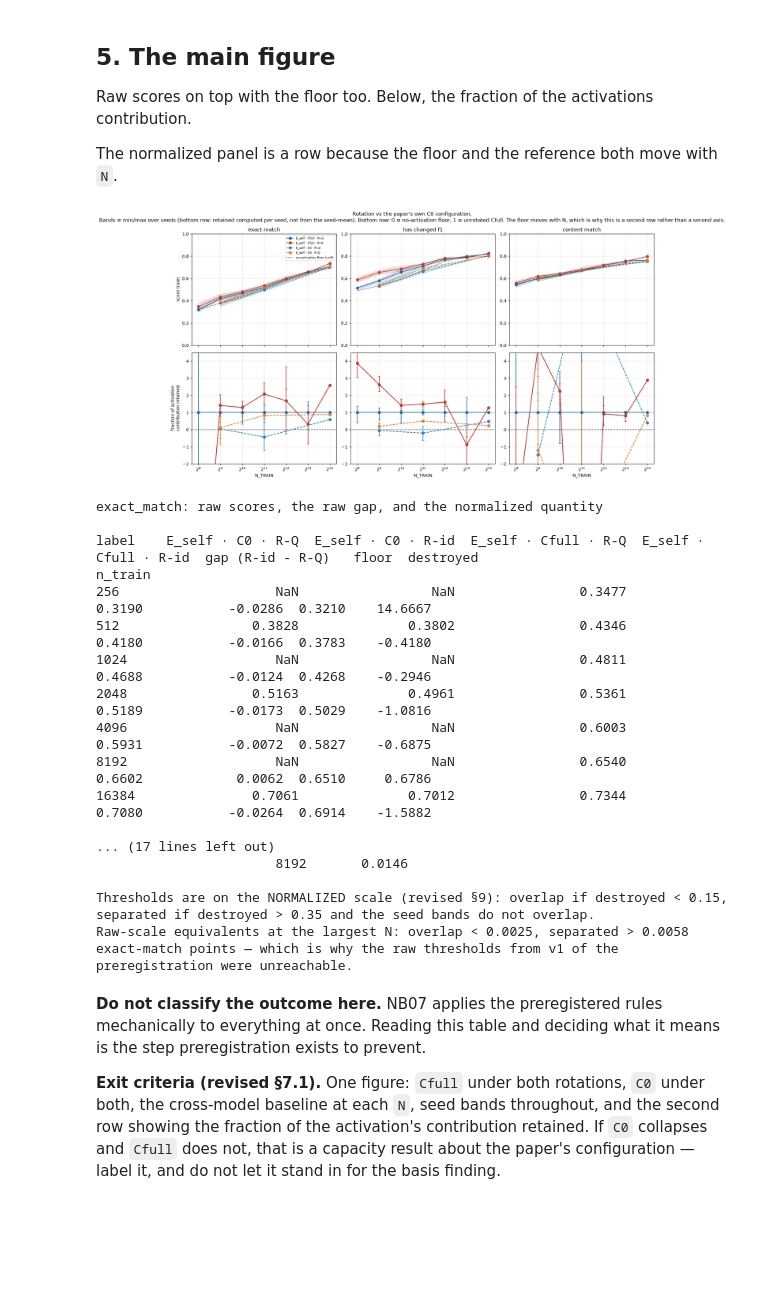
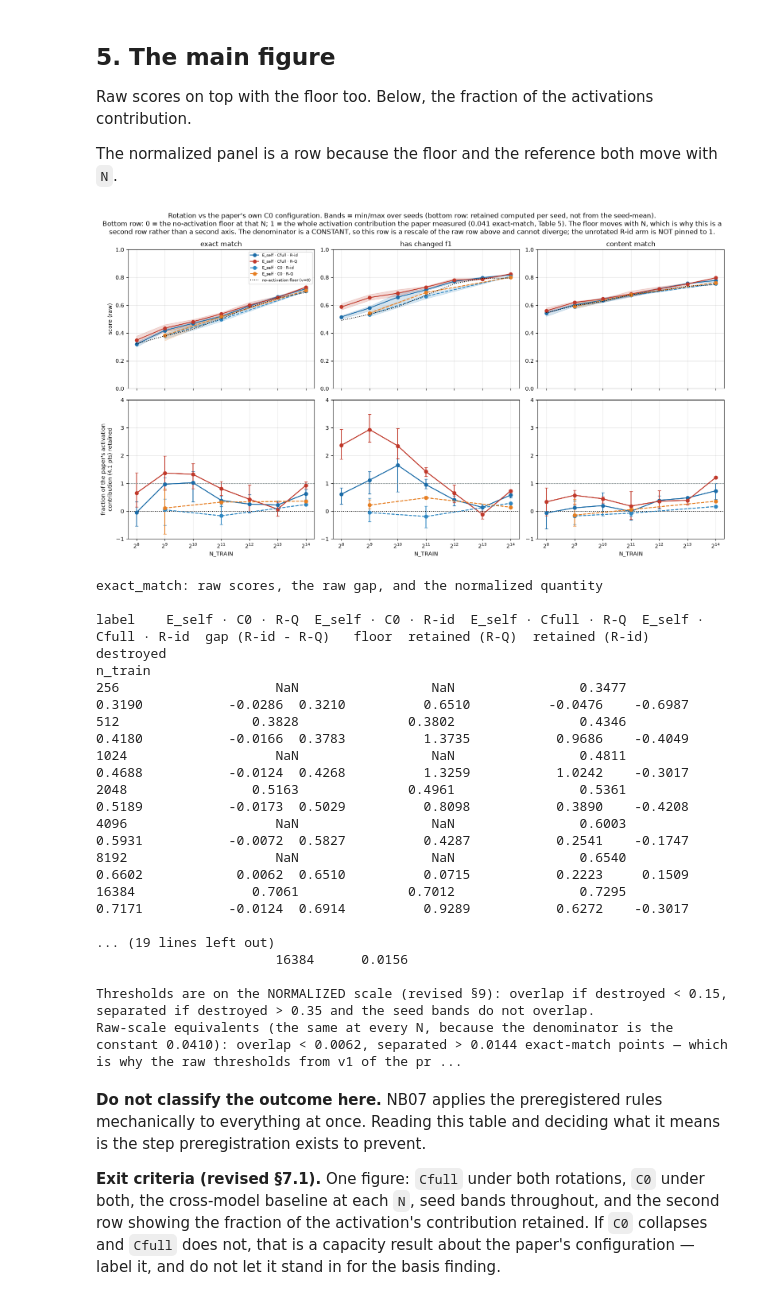
Before and after one commit to oakleafwarrior/self_explainer, a Jupyter notebook: notebooks/NB03_core_sweep.ipynb, the cells around one changed output. Saved outputs shown, nothing was run; the diff lists cells and outputs as text; code cells hidden in the pictures; blank space fills up the shorter version.

Commit message:
updating figures

```diff
--- a/notebooks/NB03_core_sweep.ipynb
+++ b/notebooks/NB03_core_sweep.ipynb
@@ -618,35 +593,35 @@ for j, m in enumerate(METRICS):
                     for n, v in zip(sub["n_train"], sub[m])]
         g = (pd.Series(retained, index=sub["n_train"])
              .groupby(level=0).agg(["mean", "min", "max"]).sort_index())
         axn.plot(g.index, g["mean"], marker="o", color=color,
                  linestyle="--" if label in DASHED else "-")
         axn.errorbar(g.index, g["mean"],
                yerr=[g["mean"] - g["min"], g["max"] - g["mean"]],
                marker="o", capsize=3, color=color,
                linestyle="--" if label in DASHED else "-")
     axn.axhline(0, color="black", linestyle=":", linewidth=1.4)
     axn.axhline(1, color="#7f8c8d", linestyle="--", linewidth=0.9)
     axn.set_xscale("log", base=2)
     axn.set_xlabel("N_TRAIN")
-    axn.set_ylim(-1, 2.5)
+    axn.set_ylim(-1, 4)
     axn.grid(alpha=0.3)
 
 axes[0][0].set_ylabel("score (raw)")
 axes[1][0].set_ylabel("fraction of the paper's activation\ncontribution (4.1 pts) retained")
 axes[0][0].legend(fontsize=7.5)
 fig.suptitle(
     "Rotation vs the paper's own C0 configuration. Bands = min/max over seeds "
     "(bottom row: retained computed per seed, not from the seed-mean).\n"
     "Bottom row: 0 = the no-activation floor at that N; 1 = the whole activation "
     f"contribution the paper measured ({C.CONTRIBUTION_SPAN:.3f} exact-match, Table 5). "
     "The floor moves with N, which is why this is a\nsecond row rather than a second axis. "
     "The denominator is a CONSTANT, so this row is a rescale of the raw row above and "
     "cannot diverge; the unrotated R-id arm is NOT pinned to 1.")
 fig.tight_layout()
 fig.savefig(f"{C.FIGURES_DIR}/core_sweep.png", dpi=150)
 plt.show()
 # %% [output]
-[figure, old version]
+[figure, new version]
 # %%
 # the gap, the band, and the normalized scale the readings are stated on
 prereg = json.load(open(f"{C.REPORTS_DIR}/preregistration.json"))
@@ -691,21 +666,21 @@ print(f"Raw-scale equivalents (the same at every N, because the denominator is t
 # %% [output]
 exact_match: raw scores, the raw gap, and the normalized quantity
 
-label    E_self · C0 · R-Q  E_self · C0 · R-id  E_self · Cfull · R-Q  E_self · Cfull · R-id  gap (R-id - R-Q)   floor  destroyed
+label    E_self · C0 · R-Q  E_self · C0 · R-id  E_self · Cfull · R-Q  E_self · Cfull · R-id  gap (R-id - R-Q)   floor  retained (R-Q)  retained (R-id)  destroyed
 n_train
-256                    NaN                 NaN                0.3477                 0.3190           -0.0286  0.3210    14.6667
-512                 0.3828              0.3802                0.4346                 0.4180           -0.0166  0.3783    -0.4180
-1024                   NaN                 NaN                0.4811                 0.4688           -0.0124  0.4268    -0.2946
-2048                0.5163              0.4961                0.5361                 0.5189           -0.0173  0.5029    -1.0816
-4096                   NaN                 NaN                0.6003                 0.5931           -0.0072  0.5827    -0.6875
-8192                   NaN                 NaN                0.6540                 0.6602            0.0062  0.6510     0.6786
-16384               0.7061              0.7012                0.7344                 0.7080           -0.0264  0.6914    -1.5882
+256                    NaN                 NaN                0.3477                 0.3190           -0.0286  0.3210          0.6510          -0.0476    -0.6987
+512                 0.3828              0.3802                0.4346                 0.4180           -0.0166  0.3783          1.3735           0.9686    -0.4049
+1024                   NaN                 NaN                0.4811                 0.4688           -0.0124  0.4268          1.3259           1.0242    -0.3017
+2048                0.5163              0.4961                0.5361                 0.5189           -0.0173  0.5029          0.8098           0.3890    -0.4208
+4096                   NaN                 NaN                0.6003                 0.5931           -0.0072  0.5827          0.4287           0.2541    -0.1747
+8192                   NaN                 NaN                0.6540                 0.6602            0.0062  0.6510          0.0715           0.2223     0.1509
+16384               0.7061              0.7012                0.7295                 0.7171           -0.0124  0.6914          0.9289           0.6272    -0.3017
 
-... (17 lines left out)
-                       8192       0.0146
+... (19 lines left out)
+                       16384      0.0156
 
 Thresholds are on the NORMALIZED scale (revised §9): overlap if destroyed < 0.15, separated if destroyed > 0.35 and the seed bands do not overlap.
-Raw-scale equivalents at the largest N: overlap < 0.0025, separated > 0.0058 exact-match points — which is why the raw thresholds from v1 of the preregistration were unreachable.
+Raw-scale equivalents (the same at every N, because the denominator is the constant 0.0410): overlap < 0.0062, separated > 0.0144 exact-match points — which is why the raw thresholds from v1 of the pr ...
 # %% [markdown]
 **Do not classify the outcome here.** NB07 applies the preregistered rules mechanically to
 everything at once. Reading this table and deciding what it means is the step preregistration
```
Also changed, not shown: parts of 8 cells of this notebook, 2 other files.
